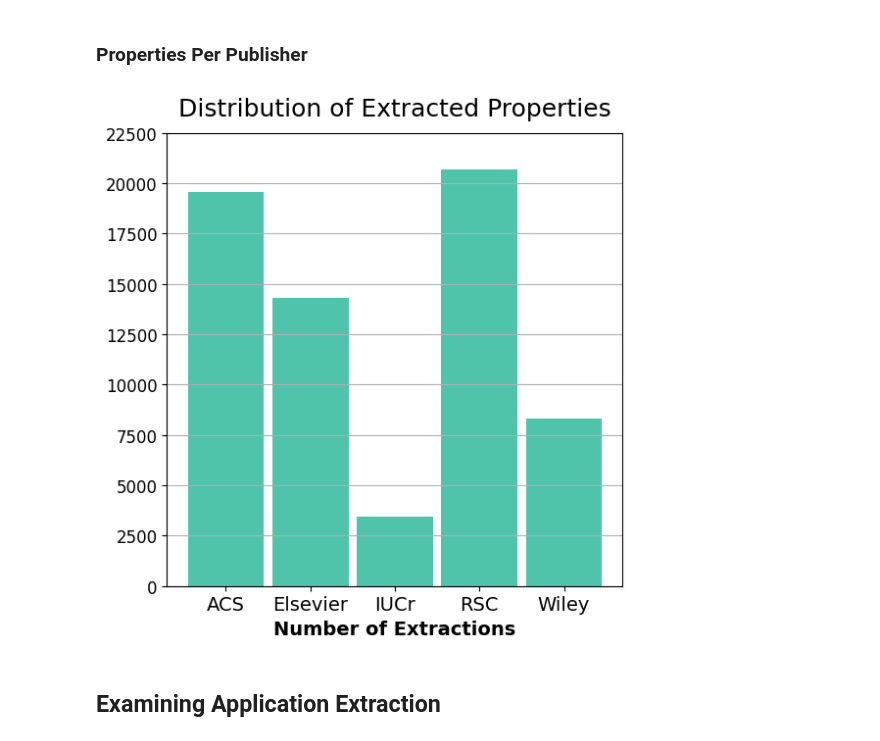
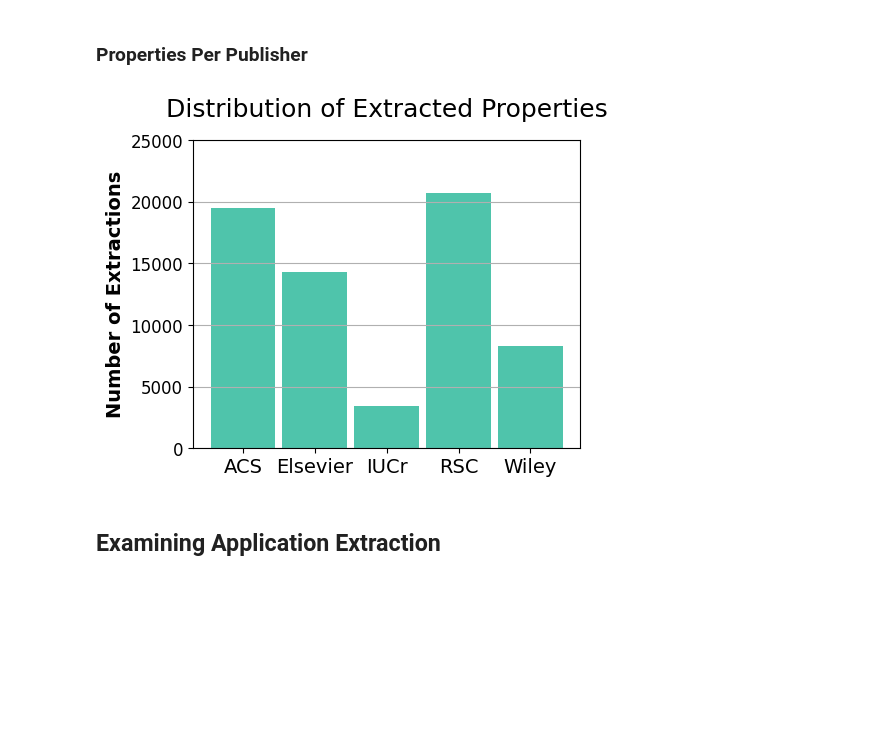
Before and after one commit to AI4ChemS/MOF_ChemUnity, a Jupyter notebook: ChemUnity_Visualizations.ipynb, the cells around one changed output. Cells and saved outputs as stored; diff of their text form; code cells hidden in the pictures; blank space fills up the shorter version.

```diff
--- a/ChemUnity_Visualizations.ipynb
+++ b/ChemUnity_Visualizations.ipynb
@@ -454,24 +459,24 @@ exclude = ["space group", "crystal system", "coordination geometry", "formula we
 # %%
 publisher_props_df = final_props_df2[["Ref Code", "Publisher"]].groupby("Publisher").count().reset_index()
 
-fig, ax = plt.subplots(figsize=(6, 6))
+fig, ax = plt.subplots(figsize=(5, 4))
 
 labels = [i for i in publisher_props_df["Publisher"]]
 pos = np.arange(len(labels))
 
 values = publisher_props_df["Ref Code"]
 
 ax.bar(pos, values, align='center', width=0.9, color="#4fc4ab")
 ax.set_xticks(pos, labels=labels, fontsize=14)
-ax.set_xlabel("Number of Extractions", fontsize=14, fontweight="bold")
+ax.set_ylabel("Number of Extractions", fontsize=14, fontweight="bold")
 ax.grid(visible=True, axis='y', which='major')
-ax.set_yticks(ax.get_yticks(), ax.get_yticklabels(), fontsize=12)
-ax.set_title("Distribution of Extracted Properties", fontsize=18, y=1.02)
+ax.set_yticks(np.linspace(0,25000,6), [f"{i:0n}" for i in np.linspace(0,25000,6)], fontsize=12)
+ax.set_title("Distribution of Extracted Properties", fontsize=18, y=1.05)
 
 
-plt.savefig("/mnt/c/Users/Amro/Downloads/Distribution_Properties_Publisher.png")
+plt.savefig("/mnt/c/Users/Amro/Downloads/Distribution_Properties_Publisher.svg")
 # %% [output]
-[figure, old version]
+[figure, new version]
 # %% [markdown]
 ## Examining Application Extraction
 # %% [markdown]
```
Also changed, not shown: parts of 13 cells of this notebook, 2 other files.
